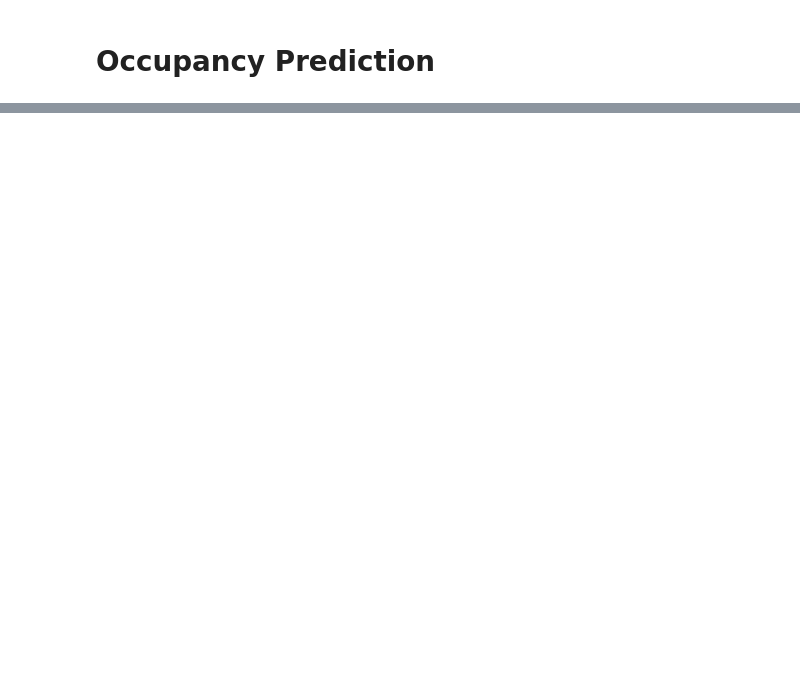
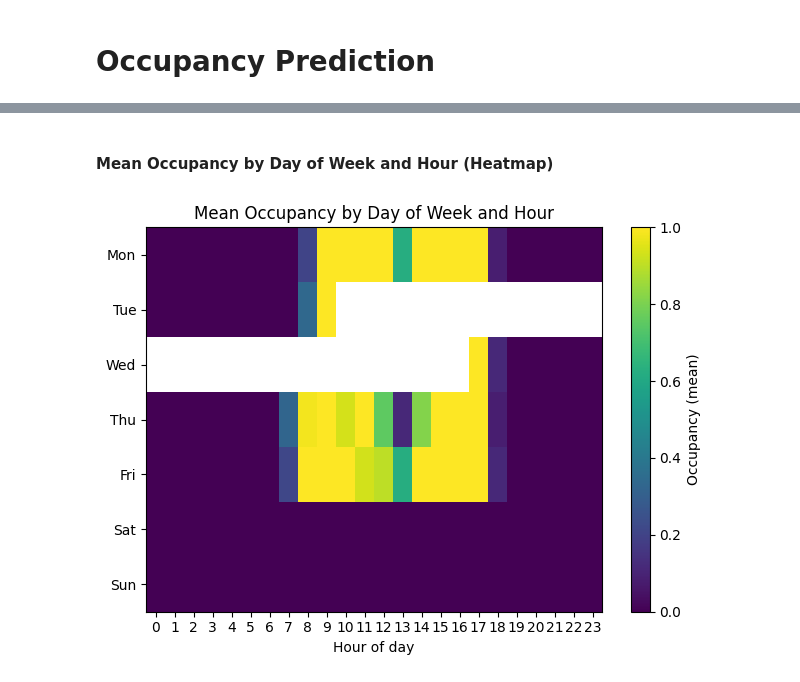
Before and after one commit to mericmert/smart-room-digital-twin, a Jupyter notebook: occupancy_prediction.ipynb, the cells around one changed output, grey strips where cells are left out. Drawn from its saved outputs; the diff is of its cells as text; code cells hidden in the pictures; blank space fills up the shorter version.

```diff
--- a/occupancy_prediction.ipynb
+++ b/occupancy_prediction.ipynb
@@ -143,0 +195,19 @@ grid = GridSearchCV(
+# %% [markdown]
+#### Mean Occupancy by Day of Week and Hour (Heatmap)
+# %%
+heat = (
+    by_dow_hour
+    .pivot_table(index='dayofweek', columns='hour', values='occ_mean', aggfunc='mean')
+    .reindex(index=range(7), columns=range(24))
+)
+
+plt.figure()
+im = plt.imshow(heat, aspect='auto', interpolation='nearest')
+plt.colorbar(im, label='Occupancy (mean)')
+plt.yticks(ticks=range(7), labels=['Mon','Tue','Wed','Thu','Fri','Sat','Sun'])
+plt.xticks(ticks=range(0,24,1))
+plt.xlabel('Hour of day')
+plt.title('Mean Occupancy by Day of Week and Hour')
+plt.tight_layout(); plt.show()
+# %% [output]
+[figure, added]
```
Also changed, not shown: parts of 48 cells of this notebook, 10 other files.
